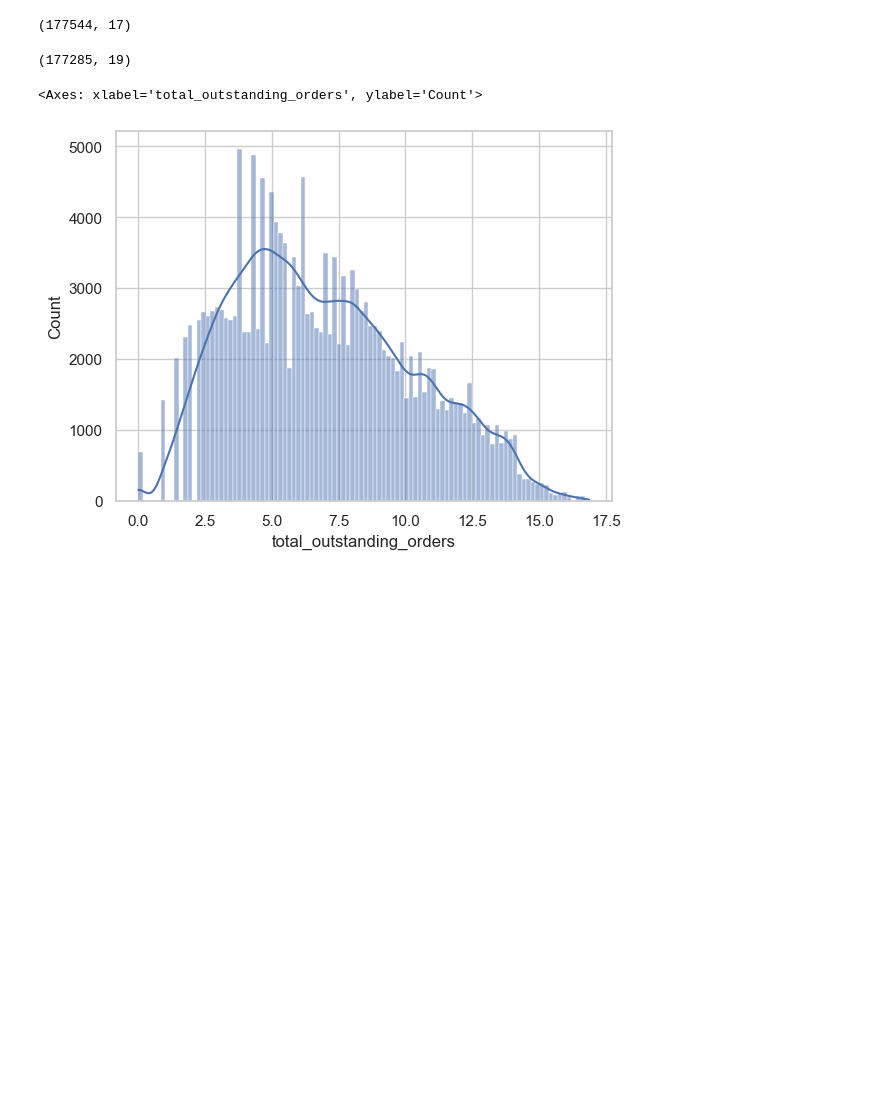
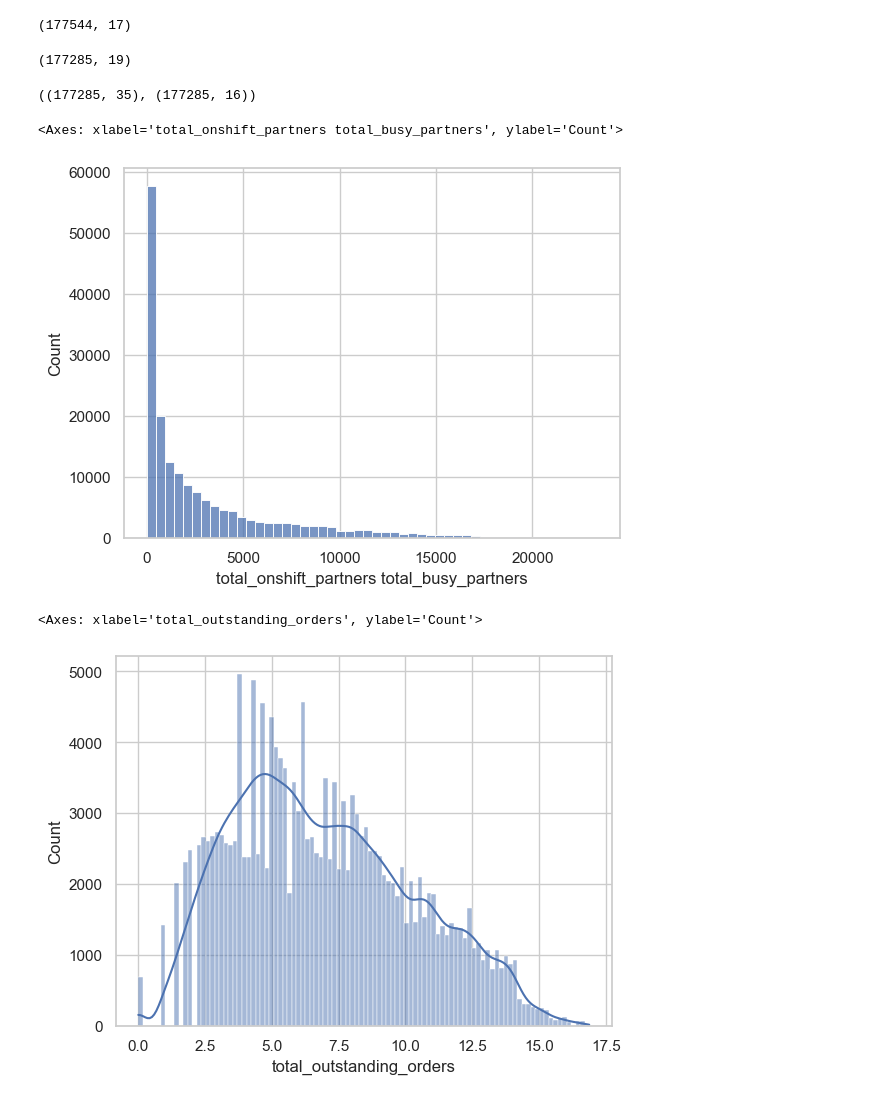
Before and after one commit to gautamnaik1994/PorterLogisticsDeepLearningCaseStudy, a Jupyter notebook: notebooks/03.MLDLDataPreparation.ipynb, the cells around one changed output. Drawn from its saved outputs; the diff is of its cells as text; code cells hidden in the pictures; blank space fills up the shorter version.

```diff
--- a/notebooks/03.MLDLDataPreparation.ipynb
+++ b/notebooks/03.MLDLDataPreparation.ipynb
@@ -79,3 +87,12 @@ df.shape
+# %%
+df.shape, poly_df.shape
+# %% [output]
+((177285, 35), (177285, 16))
+# %%
+sns.histplot(data=poly_df, x="total_onshift_partners total_busy_partners", bins=50)
+# %% [output]
+<Axes: xlabel='total_onshift_partners total_busy_partners', ylabel='Count'>
+[figure, added]
 # %%
 # sns.histplot(np.log1p(df["delivery_time_minutes"]), bins=100, kde=True)
 # cube root
```
Also changed, not shown: parts of 16 cells of this notebook, 21 other files.
